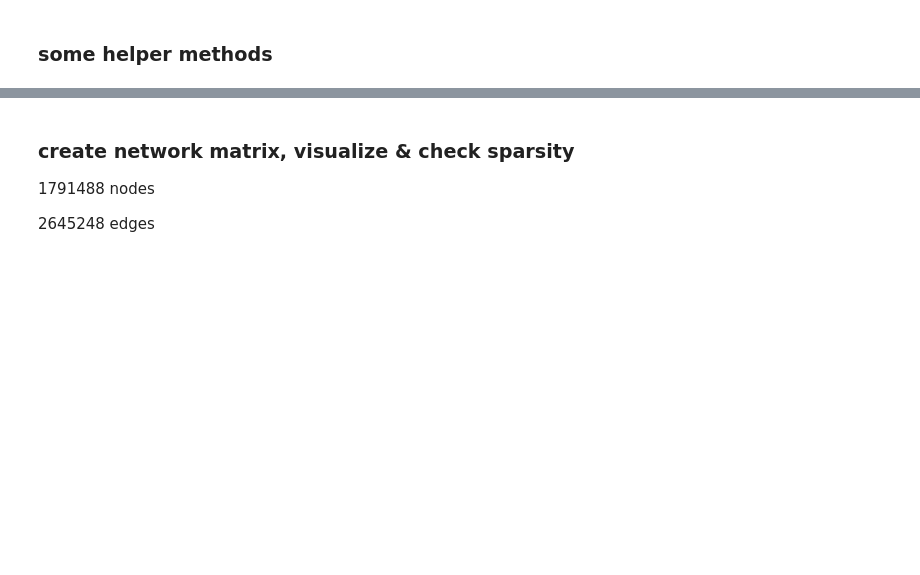
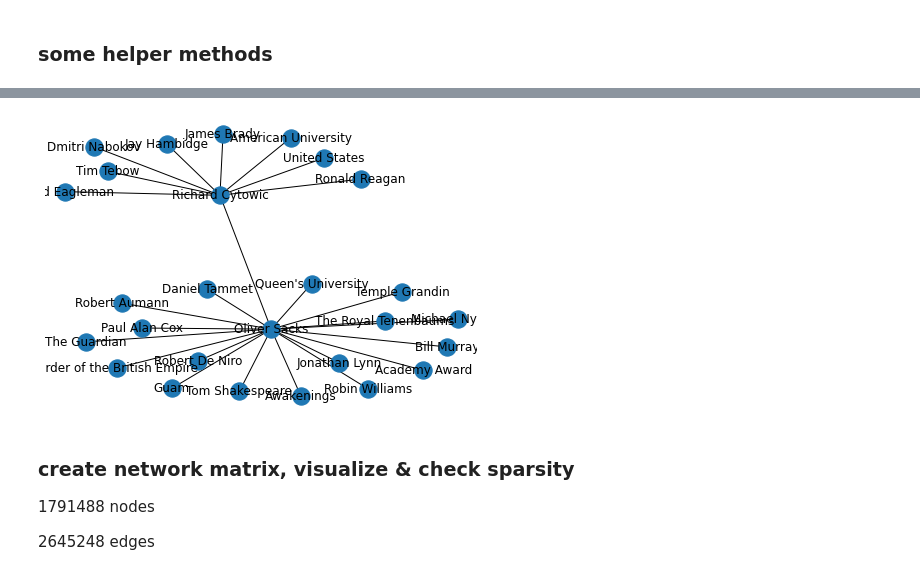
Before and after one commit to tijsvandenheuvel/wiki_hyperlink_network, a Jupyter notebook: wiki-network.ipynb, the cells around one changed output, grey strips where cells are left out. Saved outputs shown, nothing was run; the diff lists cells and outputs as text; code cells hidden in the pictures; blank space fills up the shorter version.

```diff
--- a/wiki-network.ipynb
+++ b/wiki-network.ipynb
@@ -109,3 +112,17 @@ print(names.take(10))
+# %%
+
+num_in2 = next_nums[0]
+name_in2 = getNameByNumber(num_in2)
+next_nums2 = getLinksByNumber(num_in2)
+
+for num2 in next_nums2:
+    num_name2 = getNameByNumber(num2)
+    G.add_edge(name_in2,num_name2)
+
+nx.draw(G, with_labels=True)
+plt.show()
+# %% [output]
+[figure, added]
 # %% [markdown]
 ### create network matrix, visualize & check sparsity
 
```
Also changed, not shown: parts of 3 cells of this notebook.
